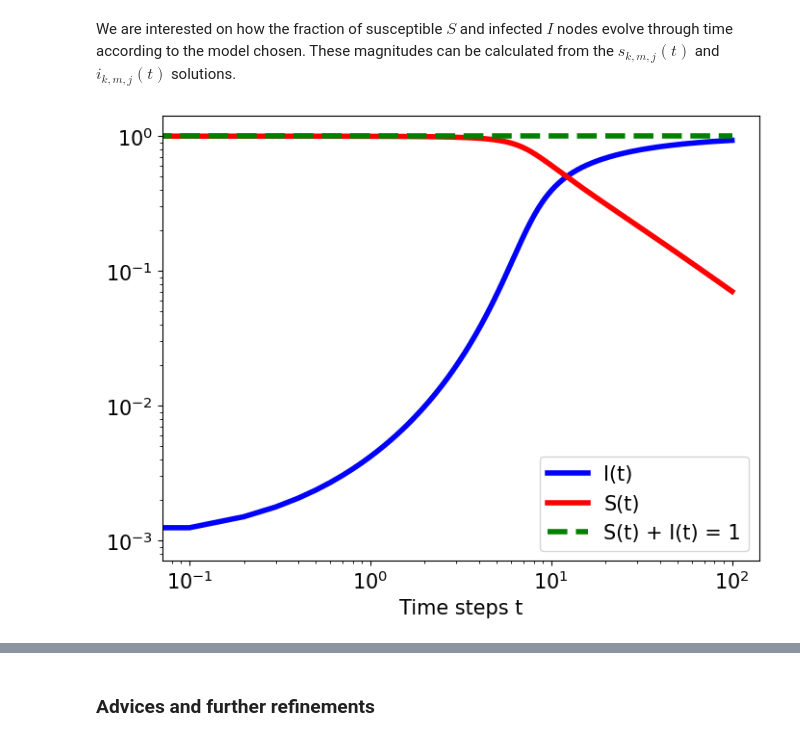
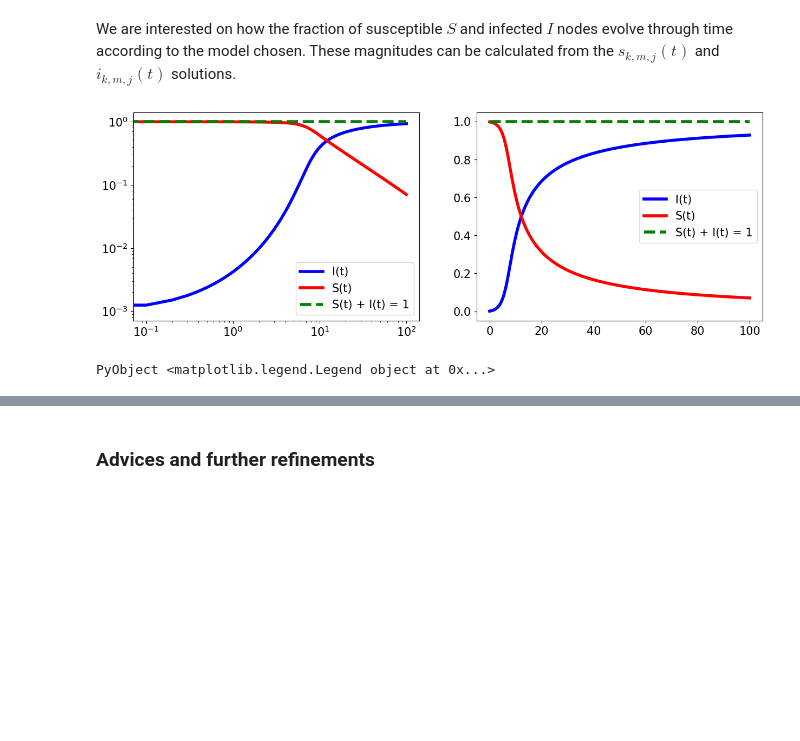
Before and after one commit to davidabbu/Aging-in-binary-state-models, a Jupyter notebook: Tutorial_AME_aging.ipynb, the cells around one changed output, grey strips where cells are left out. Cells and saved outputs as stored; diff of their text form; code cells hidden in the pictures; blank space fills up the shorter version.

```diff
--- a/Tutorial_AME_aging.ipynb
+++ b/Tutorial_AME_aging.ipynb
@@ -122,13 +122,20 @@ We are interested on how the fraction of susceptible $S$ and infected $I$ nodes
 # %%
 I = infected_from(sol)
 S = susceptible_from(sol)
 
-fig, ax = plt.subplots(figsize=(8,6))
-plt.loglog(sol.t,I,label="I(t)",color="blue",linewidth=4,linestyle="-")
-plt.loglog(sol.t,S,label="S(t)",color="red",linewidth=4,linestyle="-")
-plt.loglog(sol.t,I .+ S,label="S(t) + I(t) = 1",color="green",linewidth=4,linestyle="--")
-ax.tick_params(labelsize=15)
-plt.legend(fontsize=15)
-plt.xlabel("Time steps t",fontsize=15)
+fig, (ax1,ax2) = plt.subplots(1,2,figsize=(15,5))
+
+ax1.loglog(sol.t,I,label="I(t)",color="blue",linewidth=4,linestyle="-")
+ax1.loglog(sol.t,S,label="S(t)",color="red",linewidth=4,linestyle="-")
+ax1.loglog(sol.t,I .+ S,label="S(t) + I(t) = 1",color="green",linewidth=4,linestyle="--")
+ax1.tick_params(labelsize=15)
+ax1.legend(fontsize=15)
+
+ax2.plot(sol.t,I,label="I(t)",color="blue",linewidth=4,linestyle="-")
+ax2.plot(sol.t,S,label="S(t)",color="red",linewidth=4,linestyle="-")
+ax2.plot(sol.t,I .+ S,label="S(t) + I(t) = 1",color="green",linewidth=4,linestyle="--")
+ax2.tick_params(labelsize=15)
+ax2.legend(fontsize=15)
 # %% [output]
-[figure, old version]
+[figure, new version]
+PyObject <matplotlib.legend.Legend object at 0x...>
```
Also changed, not shown: parts of 2 cells of this notebook, 4 other files.
